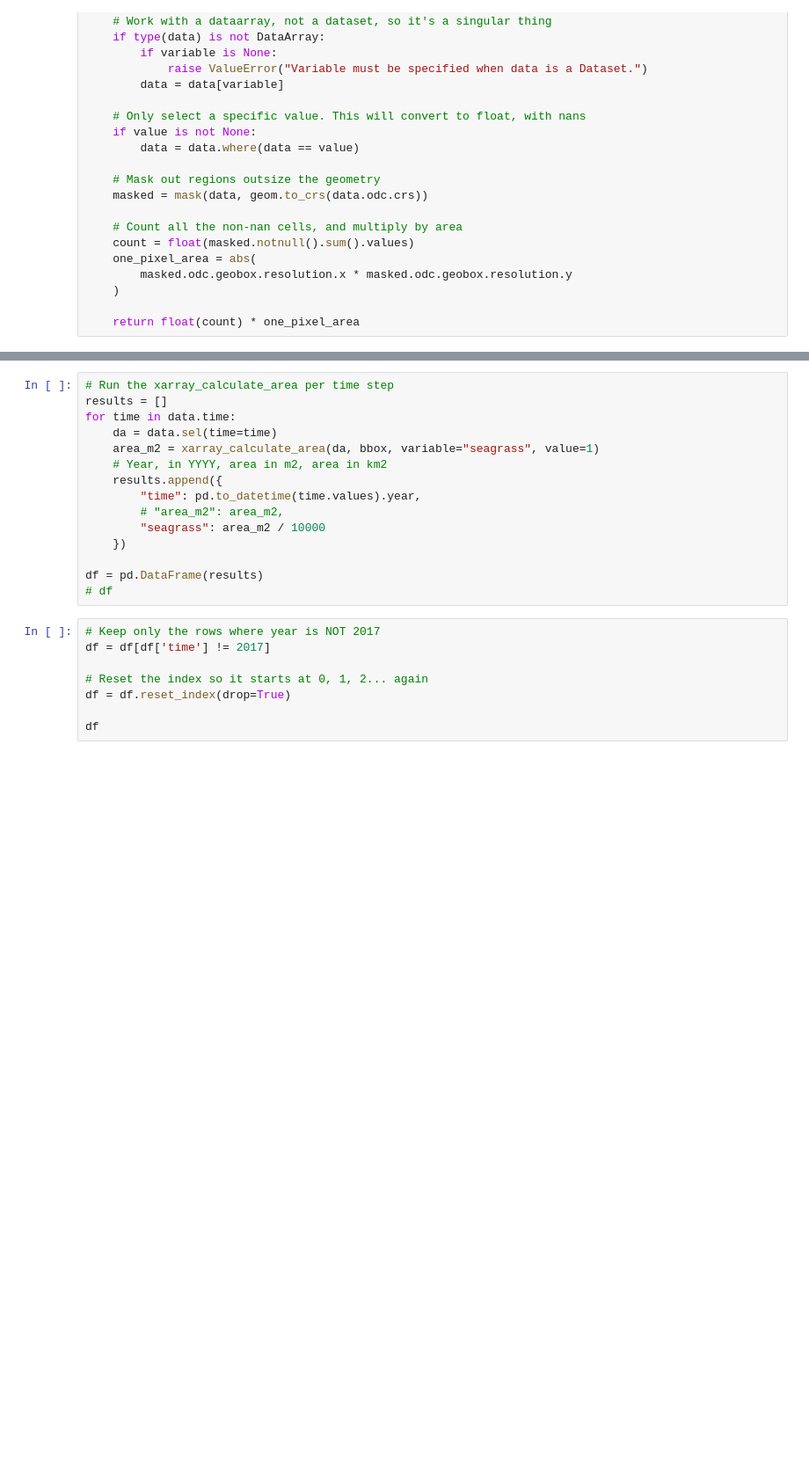
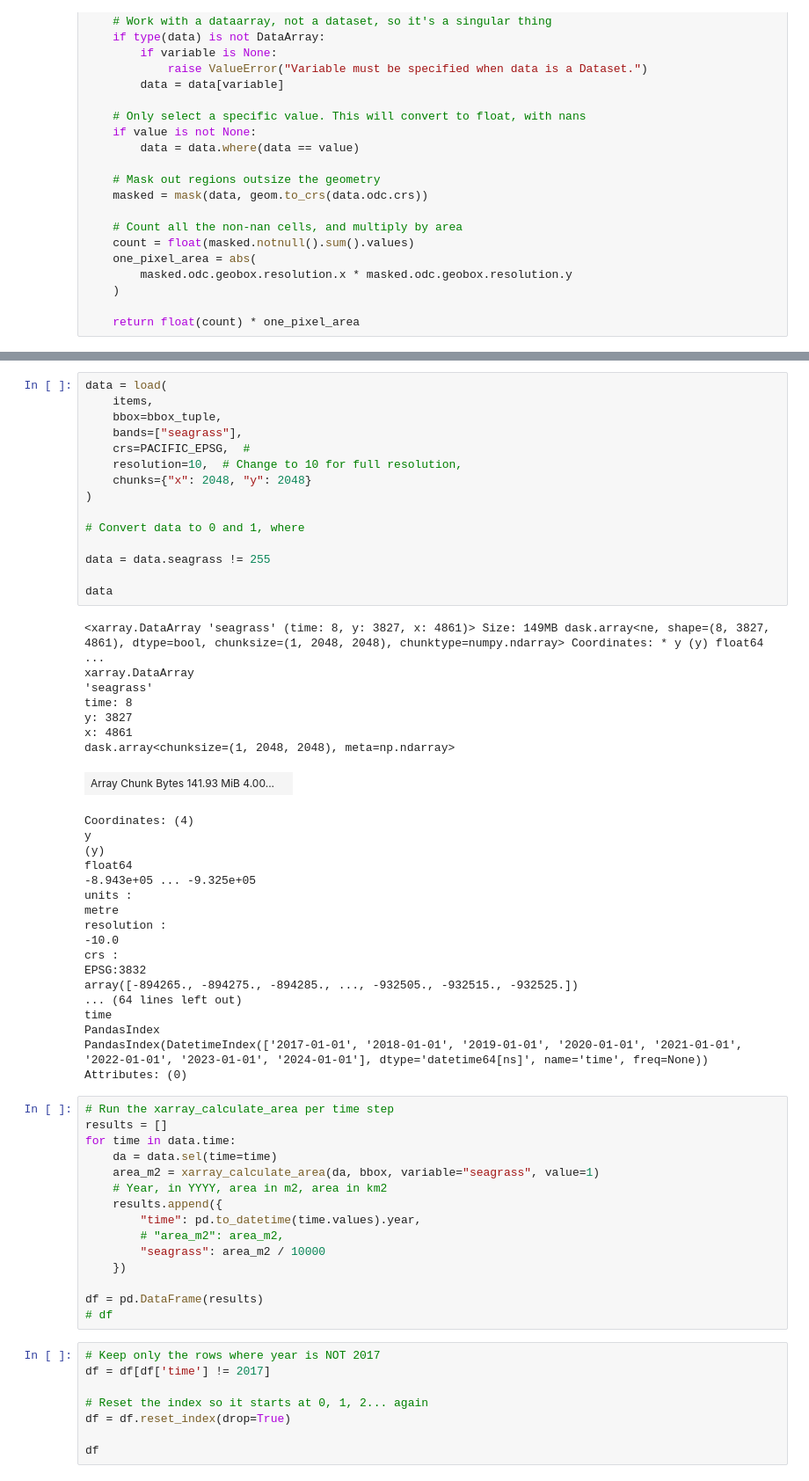
Before and after one commit to nicholasmetherall/macblue-output-geospatial-analysis, a Jupyter notebook: seagrass/seagrass_aoi_summariser.ipynb, the cells around one changed output, grey strips where cells are left out. Shown at 88% size. Drawn from its saved outputs; the diff is of its cells as text; blank space fills up the shorter version.

```diff
--- a/seagrass/seagrass_aoi_summariser.ipynb
+++ b/seagrass/seagrass_aoi_summariser.ipynb
@@ -116,6 +185,47 @@ def xarray_calculate_area(
 bbox.explore()
 # %% [output]
 [interactive output not drawn]
+# %%
+data = load(
+    items,
+    bbox=bbox_tuple,
+    bands=["seagrass"],
+    crs=PACIFIC_EPSG,  #
+    resolution=10,  # Change to 10 for full resolution,
+    chunks={"x": 2048, "y": 2048}
+)
+
+# Convert data to 0 and 1, where
+
+data = data.seagrass != 255
+
+data
+# %% [output]
+<xarray.DataArray 'seagrass' (time: 8, y: 3827, x: 4861)> Size: 149MB dask.array<ne, shape=(8, 3827, 4861), dtype=bool, chunksize=(1, 2048, 2048), chunktype=numpy.ndarray> Coordinates: * y (y) float64 ...
+xarray.DataArray
+'seagrass'
+time: 8
+y: 3827
+x: 4861
+dask.array<chunksize=(1, 2048, 2048), meta=np.ndarray>
+| Array Chunk Bytes 141.93 MiB 4.00... |  |
+Coordinates: (4)
+y
+(y)
+float64
+-8.943e+05 ... -9.325e+05
+units :
+metre
+resolution :
+-10.0
+crs :
+EPSG:3832
+array([-894265., -894275., -894285., ..., -932505., -932515., -932525.])
+... (64 lines left out)
+time
+PandasIndex
+PandasIndex(DatetimeIndex(['2017-01-01', '2018-01-01', '2019-01-01', '2020-01-01', '2021-01-01', '2022-01-01', '2023-01-01', '2024-01-01'], dtype='datetime64[ns]', name='time', freq=None))
+Attributes: (0)
 # %%
 # Run the xarray_calculate_area per time step
 results = []
```
Also changed, not shown: parts of 36 cells of this notebook.
